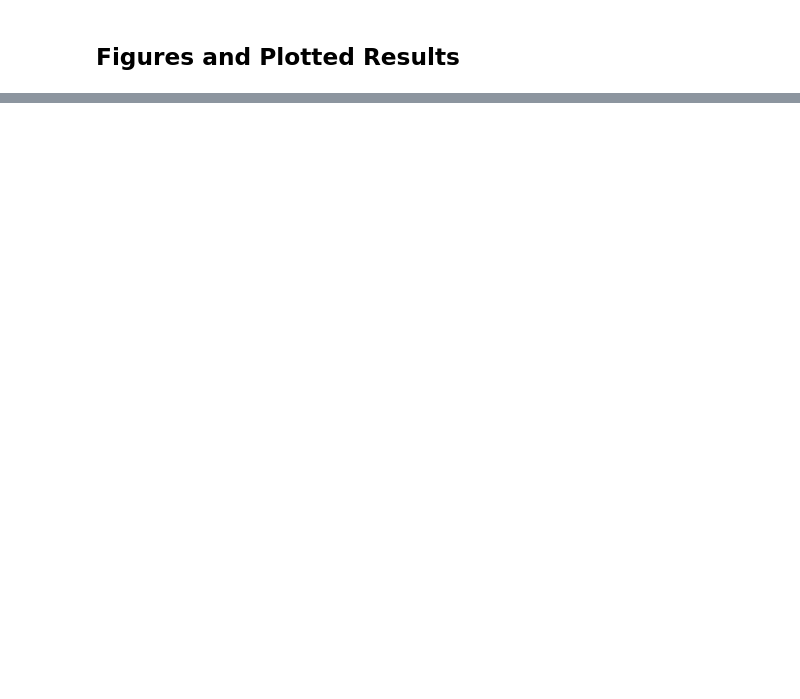
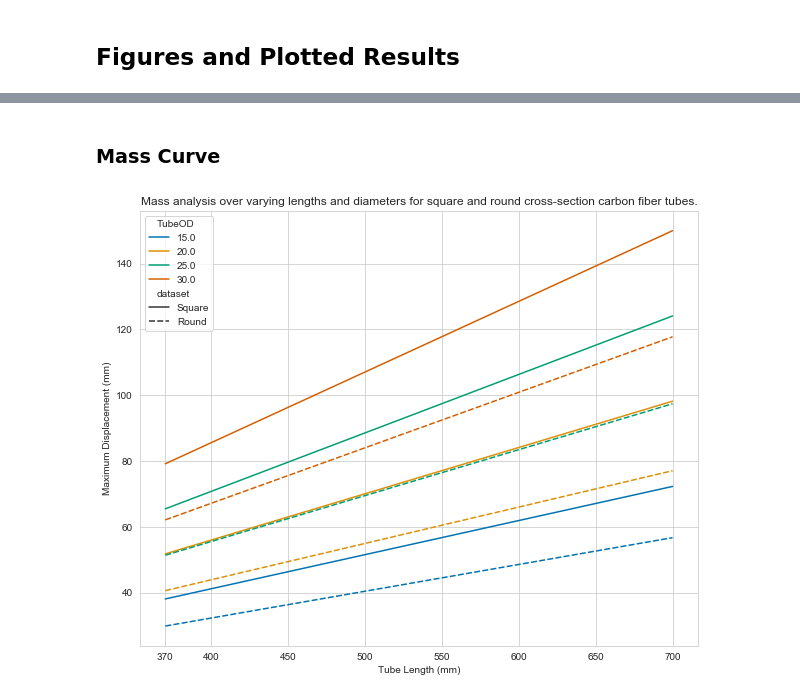
Before and after one commit to MBorrageiro/MScDrone-Py-Notebooks, a Jupyter notebook: rboom-length-analysis/RotorBoomLengthAnalysis.ipynb, the cells around one changed output, grey strips where cells are left out. Saved outputs shown, nothing was run; the diff lists cells and outputs as text; code cells hidden in the pictures; blank space fills up the shorter version.

```diff
--- a/rboom-length-analysis/RotorBoomLengthAnalysis.ipynb
+++ b/rboom-length-analysis/RotorBoomLengthAnalysis.ipynb
@@ -205,0 +216,13 @@ fig.savefig("SqRndDispCurve20Kg.png")
+# %% [markdown]
+### Mass Curve
+# %%
+fig = plt.figure(figsize=(10,8))
+sns.set_style("whitegrid")
+sns.lineplot(x=dfConcat['TubeLength'],y=dfConcat['Mass1'],data=dfConcat,hue=dfConcat['TubeOD'], style=dfConcat['dataset'],palette='colorblind')
+plt.xlabel("Tube Length (mm)")
+plt.ylabel("Maximum Displacement (mm)")
+plt.xticks([370,400,450,500,550,600,650,700])
+plt.title("Mass analysis over varying lengths and diameters for square and round cross-section carbon fiber tubes.")
+plt.show()
+# %% [output]
+[figure, added]
```
Also changed, not shown: parts of 20 cells of this notebook.
